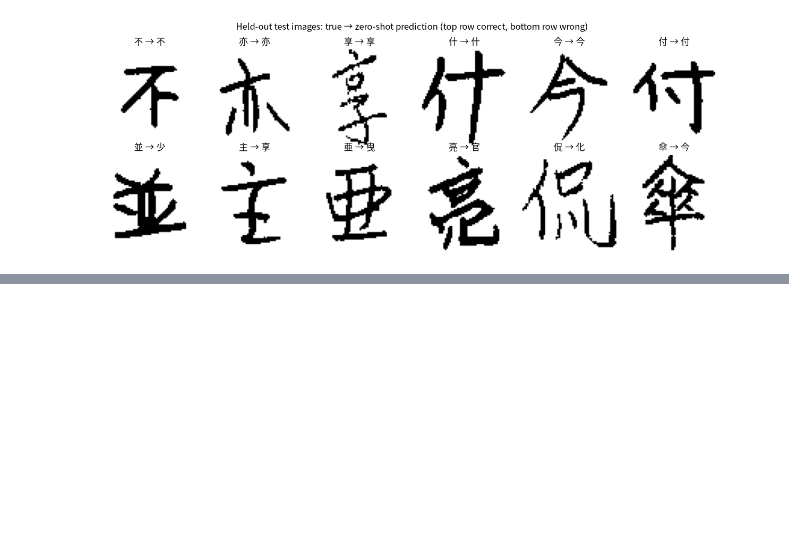
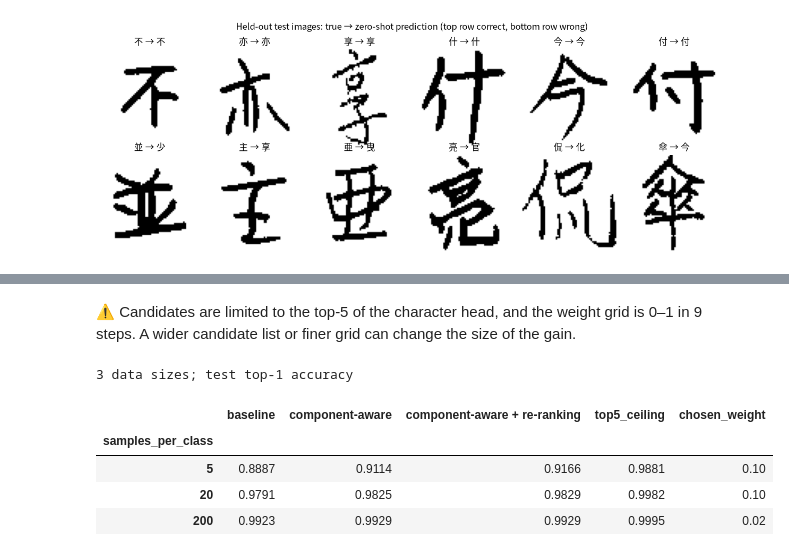
Before and after one commit to Solka99/KanjiComponentRecognition, a Jupyter notebook: results.ipynb, the cells around one changed output, grey strips where cells are left out. Saved outputs shown, nothing was run; the diff lists cells and outputs as text; code cells hidden in the pictures; blank space fills up the shorter version.

```diff
--- a/results.ipynb
+++ b/results.ipynb
@@ -552,0 +561,23 @@ plt.tight_layout()
+# %% [markdown]
+⚠️ Candidates are limited to the top-5 of the character head, and the weight grid is
+0–1 in 9 steps. A wider candidate list or finer grid can change the size of the gain.
+# %%
+rerank = json.loads((RESULTS_DIR / "rerank.json").read_text())
+baseline_top1 = runs[runs["model"] == "baseline"].set_index("samples_per_class")["test_top1"]
+three_way = pd.DataFrame([{
+    "samples_per_class": r["samples_per_class"],
+    "baseline": baseline_top1[r["samples_per_class"]],
+    "component-aware": r["test_top1_without_rerank"],
+    "component-aware + re-ranking": r["test_top1_with_rerank"],
+    "top5_ceiling": r["test_top5"],
+    "chosen_weight": r["chosen_weight"],
+} for r in rerank]).set_index("samples_per_class")
+print(len(three_way), "data sizes; test top-1 accuracy")
+three_way.round(4)
+# %% [output]
+3 data sizes; test top-1 accuracy
+|  | baseline | component-aware | component-aware + re-ranking | top5_ceiling | chosen_weight |
+| samples_per_class |  |  |  |  |  |
+| 5 | 0.8887 | 0.9114 | 0.9166 | 0.9881 | 0.10 |
+| 20 | 0.9791 | 0.9825 | 0.9829 | 0.9982 | 0.10 |
+| 200 | 0.9923 | 0.9929 | 0.9929 | 0.9995 | 0.02 |
```
Also changed, not shown: parts of 8 cells of this notebook, 4 other files.
